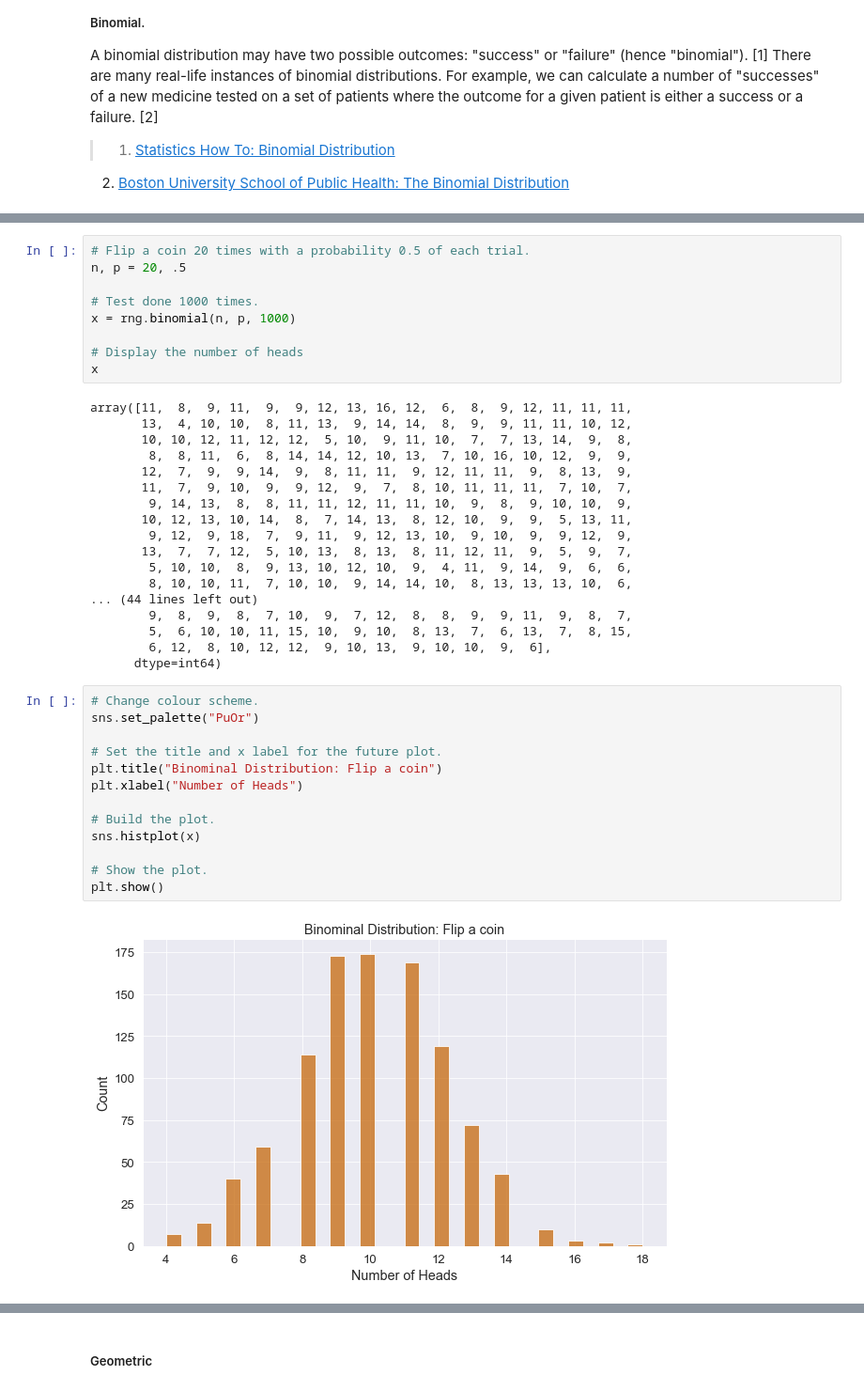
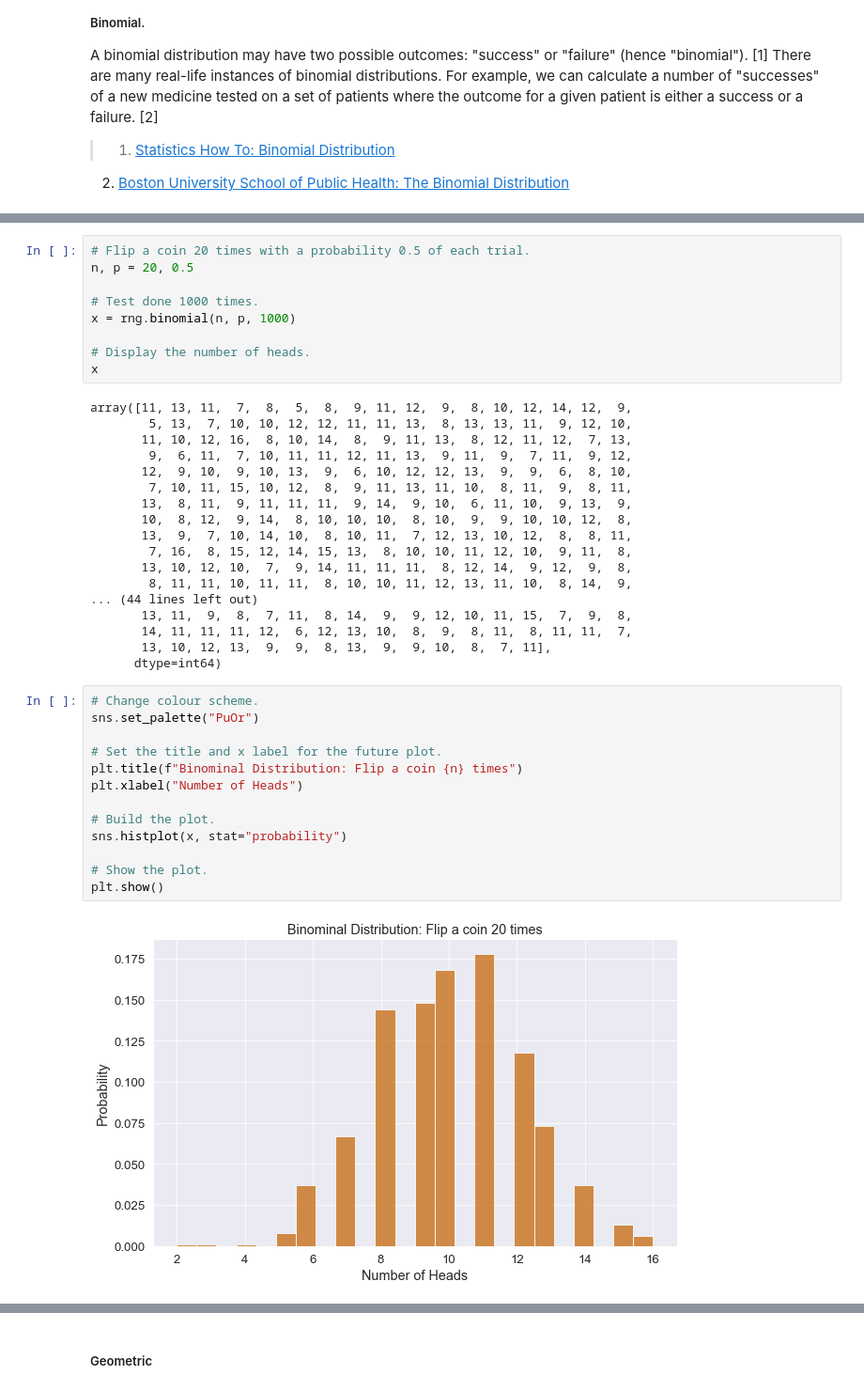
Before and after one commit to olgarozhdestvina/numpy.random, a Jupyter notebook: Numpy.random.ipynb, the cells around one changed output, grey strips where cells are left out. Shown: that part at 94% size. Saved outputs shown, nothing was run; the diff lists cells and outputs as text.

```diff
--- a/Numpy.random.ipynb
+++ b/Numpy.random.ipynb
@@ -540,42 +546,42 @@ _Example of flipping a coin_
 # %%
 # Flip a coin 20 times with a probability 0.5 of each trial.
-n, p = 20, .5
+n, p = 20, 0.5
 
 # Test done 1000 times.
 x = rng.binomial(n, p, 1000)
 
-# Display the number of heads
+# Display the number of heads.
 x
 # %% [output]
-array([11,  8,  9, 11,  9,  9, 12, 13, 16, 12,  6,  8,  9, 12, 11, 11, 11,
-       13,  4, 10, 10,  8, 11, 13,  9, 14, 14,  8,  9,  9, 11, 11, 10, 12,
-       10, 10, 12, 11, 12, 12,  5, 10,  9, 11, 10,  7,  7, 13, 14,  9,  8,
-        8,  8, 11,  6,  8, 14, 14, 12, 10, 13,  7, 10, 16, 10, 12,  9,  9,
-       12,  7,  9,  9, 14,  9,  8, 11, 11,  9, 12, 11, 11,  9,  8, 13,  9,
-       11,  7,  9, 10,  9,  9, 12,  9,  7,  8, 10, 11, 11, 11,  7, 10,  7,
-        9, 14, 13,  8,  8, 11, 11, 12, 11, 11, 10,  9,  8,  9, 10, 10,  9,
-       10, 12, 13, 10, 14,  8,  7, 14, 13,  8, 12, 10,  9,  9,  5, 13, 11,
-        9, 12,  9, 18,  7,  9, 11,  9, 12, 13, 10,  9, 10,  9,  9, 12,  9,
-       13,  7,  7, 12,  5, 10, 13,  8, 13,  8, 11, 12, 11,  9,  5,  9,  7,
-        5, 10, 10,  8,  9, 13, 10, 12, 10,  9,  4, 11,  9, 14,  9,  6,  6,
-        8, 10, 10, 11,  7, 10, 10,  9, 14, 14, 10,  8, 13, 13, 13, 10,  6,
+array([11, 13, 11,  7,  8,  5,  8,  9, 11, 12,  9,  8, 10, 12, 14, 12,  9,
+        5, 13,  7, 10, 10, 12, 12, 11, 11, 13,  8, 13, 13, 11,  9, 12, 10,
+       11, 10, 12, 16,  8, 10, 14,  8,  9, 11, 13,  8, 12, 11, 12,  7, 13,
+        9,  6, 11,  7, 10, 11, 11, 12, 11, 13,  9, 11,  9,  7, 11,  9, 12,
+       12,  9, 10,  9, 10, 13,  9,  6, 10, 12, 12, 13,  9,  9,  6,  8, 10,
+        7, 10, 11, 15, 10, 12,  8,  9, 11, 13, 11, 10,  8, 11,  9,  8, 11,
+       13,  8, 11,  9, 11, 11, 11,  9, 14,  9, 10,  6, 11, 10,  9, 13,  9,
+       10,  8, 12,  9, 14,  8, 10, 10, 10,  8, 10,  9,  9, 10, 10, 12,  8,
+       13,  9,  7, 10, 14, 10,  8, 10, 11,  7, 12, 13, 10, 12,  8,  8, 11,
+        7, 16,  8, 15, 12, 14, 15, 13,  8, 10, 10, 11, 12, 10,  9, 11,  8,
+       13, 10, 12, 10,  7,  9, 14, 11, 11, 11,  8, 12, 14,  9, 12,  9,  8,
+        8, 11, 11, 10, 11, 11,  8, 10, 10, 11, 12, 13, 11, 10,  8, 14,  9,
 ... (44 lines left out)
-        9,  8,  9,  8,  7, 10,  9,  7, 12,  8,  8,  9,  9, 11,  9,  8,  7,
-        5,  6, 10, 10, 11, 15, 10,  9, 10,  8, 13,  7,  6, 13,  7,  8, 15,
-        6, 12,  8, 10, 12, 12,  9, 10, 13,  9, 10, 10,  9,  6],
+       13, 11,  9,  8,  7, 11,  8, 14,  9,  9, 12, 10, 11, 15,  7,  9,  8,
+       14, 11, 11, 11, 12,  6, 12, 13, 10,  8,  9,  8, 11,  8, 11, 11,  7,
+       13, 10, 12, 13,  9,  9,  8, 13,  9,  9, 10,  8,  7, 11],
       dtype=int64)
 # %%
 # Change colour scheme.
 sns.set_palette("PuOr")
 
 # Set the title and x label for the future plot.
-plt.title("Binominal Distribution: Flip a coin")
+plt.title(f"Binominal Distribution: Flip a coin {n} times")
 plt.xlabel("Number of Heads")
 
 # Build the plot.
-sns.histplot(x)
+sns.histplot(x, stat="probability")
 
 # Show the plot.
 plt.show()
 # %% [output]
-[figure, old version]
+[figure, new version]
```
Also changed, not shown: parts of 40 cells of this notebook.
